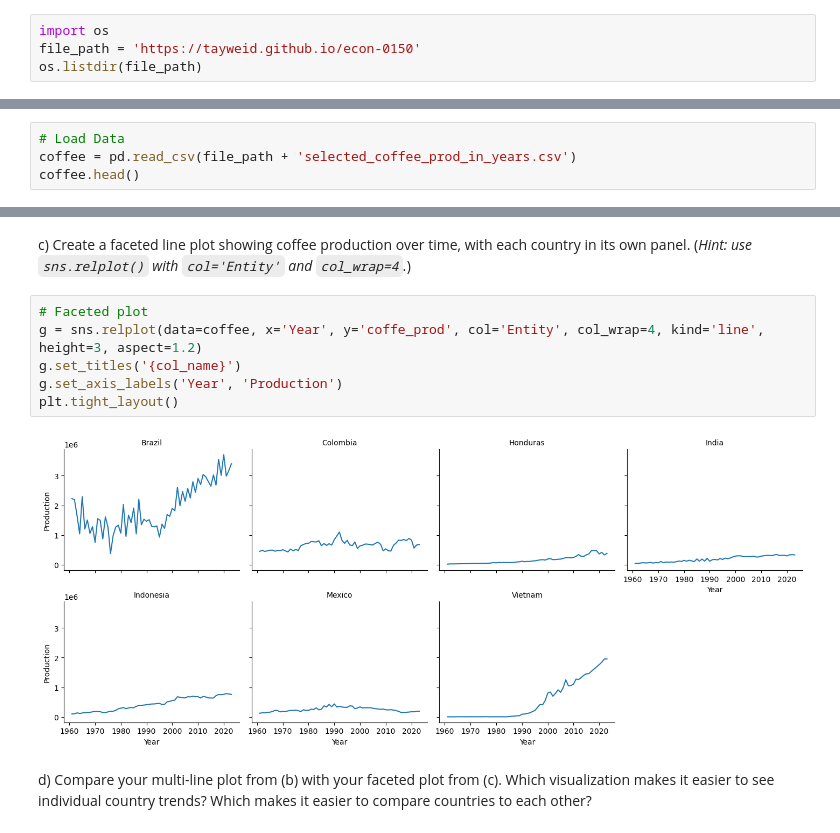
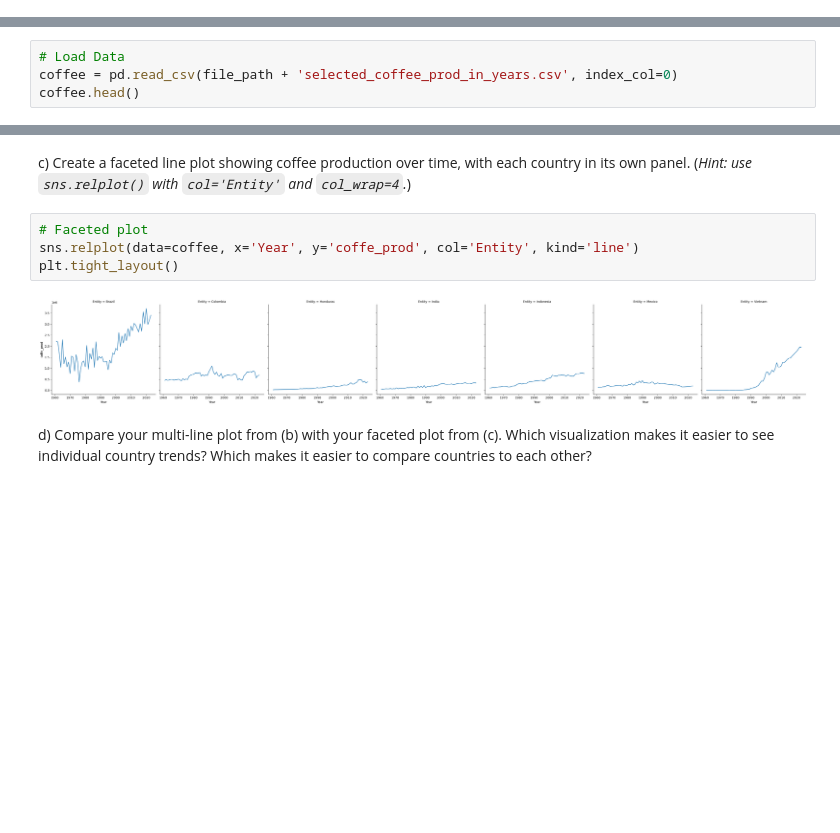
Before and after one commit to tayweid/tayweid.github.io, a Jupyter notebook: econ-0150/parts/part-1-4/Homework_1_4_sols (1).ipynb, the cells around one changed output, grey strips where cells are left out. Saved outputs shown, nothing was run; the diff lists cells and outputs as text; blank space fills up the shorter version.

```diff
--- a/econ-0150/parts/part-1-4/Homework_1_4_sols (1).ipynb
+++ b/econ-0150/parts/part-1-4/Homework_1_4_sols (1).ipynb
@@ -53,4 +57,0 @@ HTTPError: HTTP Error 404: Not Found
-# %%
-import os
-file_path = 'https://tayweid.github.io/econ-0150'
-os.listdir(file_path)
@@ -69,6 +68,6 @@ plt.title('Average Annual Working Hours by Country')
 Using the dataset `selected_coffee_prod_in_years.csv`, which provides information on coffee production in different countries between 1961 and 2023:
 # %%
 # Load Data
-coffee = pd.read_csv(file_path + 'selected_coffee_prod_in_years.csv')
+coffee = pd.read_csv(file_path + 'selected_coffee_prod_in_years.csv', index_col=0)
 coffee.head()
 # %% [output]
@@ -107,12 +111,10 @@ plt.legend(bbox_to_anchor=(1.05, 1), loc='upper left')
 c) Create a faceted line plot showing coffee production over time, with each country in its own panel. (*Hint: use `sns.relplot()` with `col='Entity'` and `col_wrap=4`.*)
 # %%
 # Faceted plot
-g = sns.relplot(data=coffee, x='Year', y='coffe_prod', col='Entity', col_wrap=4, kind='line', height=3, aspect=1.2)
-g.set_titles('{col_name}')
-g.set_axis_labels('Year', 'Production')
+sns.relplot(data=coffee, x='Year', y='coffe_prod', col='Entity', kind='line')
 plt.tight_layout()
 # %% [output]
-[figure, old version]
+[figure, new version]
 # %% [markdown]
 d) Compare your multi-line plot from (b) with your faceted plot from (c). Which visualization makes it easier to see individual country trends? Which makes it easier to compare countries to each other?
 # %% [markdown]
```
Also changed, not shown: parts of 5 cells of this notebook, 9 other files.
